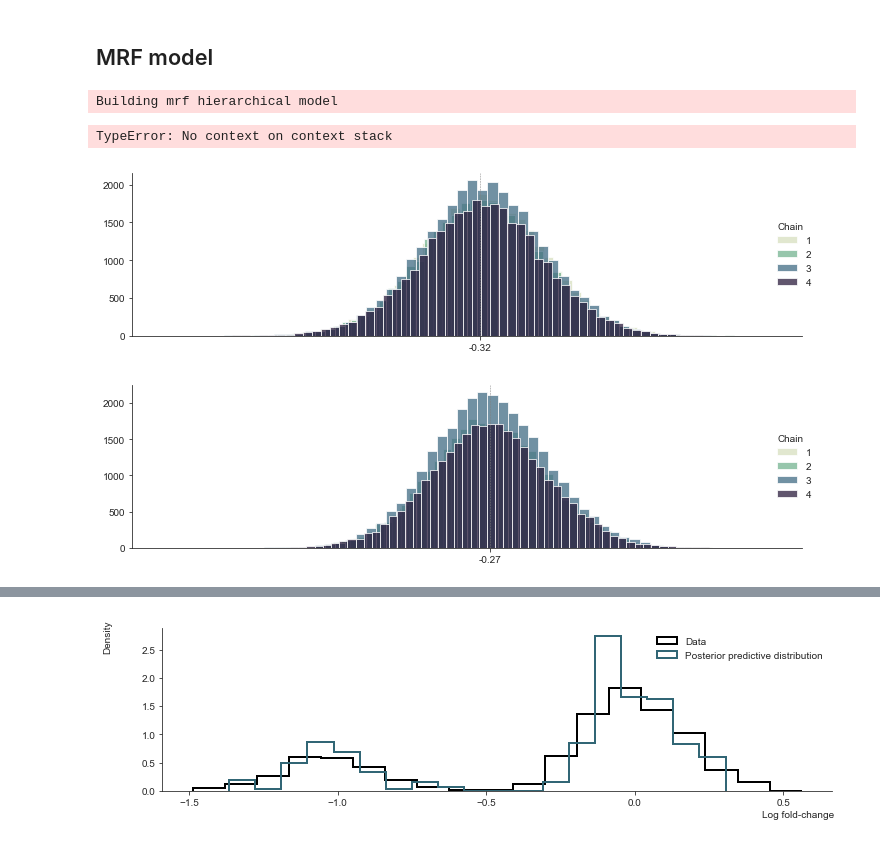
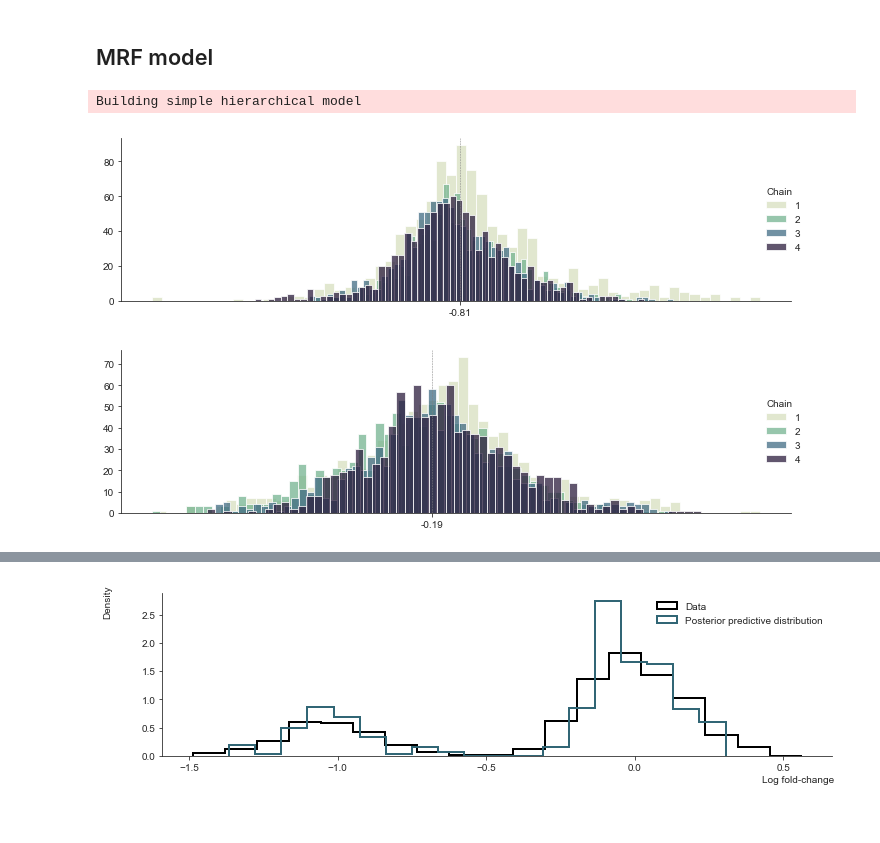
Before and after one commit to cbg-ethz/shm, a Jupyter notebook: analysis/a-structured_hierarchical_linear_models.ipynb, the cells around one changed output, grey strips where cells are left out. Saved outputs shown, nothing was run; the diff lists cells and outputs as text; code cells hidden in the pictures.

```diff
--- a/analysis/a-structured_hierarchical_linear_models.ipynb
+++ b/analysis/a-structured_hierarchical_linear_models.ipynb
@@ -71,13 +71,13 @@ def read_graph(infile):
         G = pickle.load(fh)
     return G
 # %%
-suffix = "2_modified_grnas"
+suffix = "0_modified_grnas"
 # %% [markdown]
 # Model evaluation
 # %%
-readout_file = "../data_raw/simulated_binary-large-{}-simulated_data.tsv".format(suffix)
-graph_file = "../data_raw/simulated_ternary-small-{}-graph.pickle".format(suffix)
-data_file = "../data_raw/simulated_binary-large-{}-data.pickle".format(suffix)
+readout_file = "../data_raw/simulated_binary-small-{}-simulated_data.tsv".format(suffix)
+graph_file = "../data_raw/simulated_binary-small-{}-graph.pickle".format(suffix)
+data_file = "../data_raw/simulated_binary-small-{}-data.pickle".format(suffix)
 # %%
 with open(data_file, "rb") as fh:
     data = pickle.load(fh)
@@ -155,7 +108,7 @@ plt.legend(loc='center right', fancybox=False, framealpha=0, shadow=False,
 ## Clustering model
 # %%
 trace_dir = "../../../results/clustering_model-{}_trace".format(suffix)
-with HLM(readout, model="clustering") as model:
+with SHLM(readout, model="clustering") as model:
     trace = pm.load_trace(trace_dir, model = model.model)
     ppc_trace = pm.sample_posterior_predictive(trace, 10000, model.model)
 # %% [output]
@@ -212,17 +169,16 @@ np.mean((data["gamma"] - np.mean(trace['gamma'], 0)[list(model._index_to_gene.ke
 # %%
-trace_dir = "../../../results/mrf_model-{}_trace".format(suffix)
-with HLM(readout, model="mrf", graph=G) as model:
+trace_dir = "../../../results/test_bin_0_trace"
+with SHLM(readout, model="simple") as model:
     trace = pm.load_trace(trace_dir, model = model.model)
     #prior = pm.sample_prior_predictive(10000)
-    ppc_trace = pm.sample_posterior_predictive(trace, 10000, model.model)
+    #ppc_trace = pm.sample_posterior_predictive(trace, 10000, model.model)
 # %% [output]
-Building mrf hierarchical model
+Building simple hierarchical model
-TypeError: No context on context stack
 # %%
-sp.plot_hist(trace, "gamma", 14, "");
+sp.plot_hist(trace, "gamma", 0, "");
 # %% [output]
-[figure, old version]
+[figure, new version]
 # %%
-sp.plot_hist(trace, "gamma", 18, "");
+sp.plot_hist(trace, "gamma", 1, "");
 # %% [output]
-[figure, old version]
+[figure, new version]
```
Also changed, not shown: parts of 14 cells of this notebook, 45 other files.
